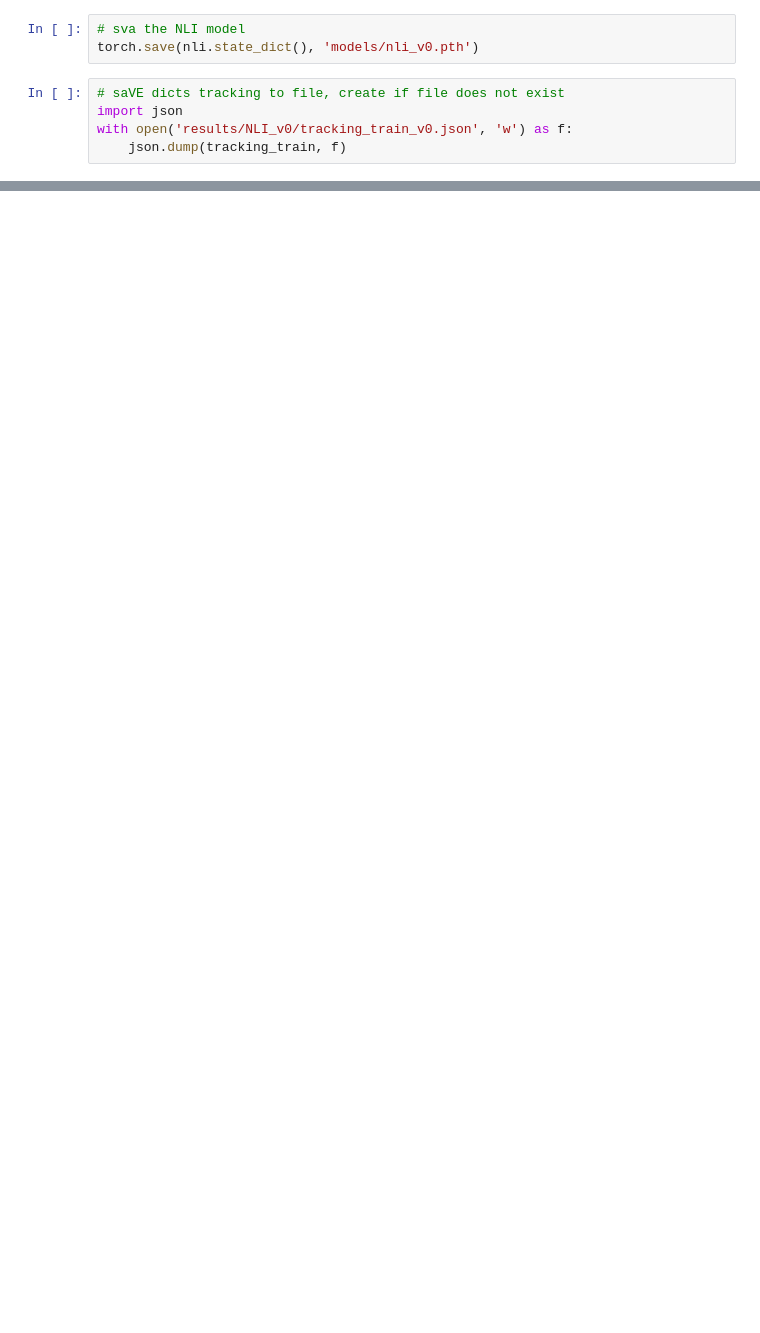
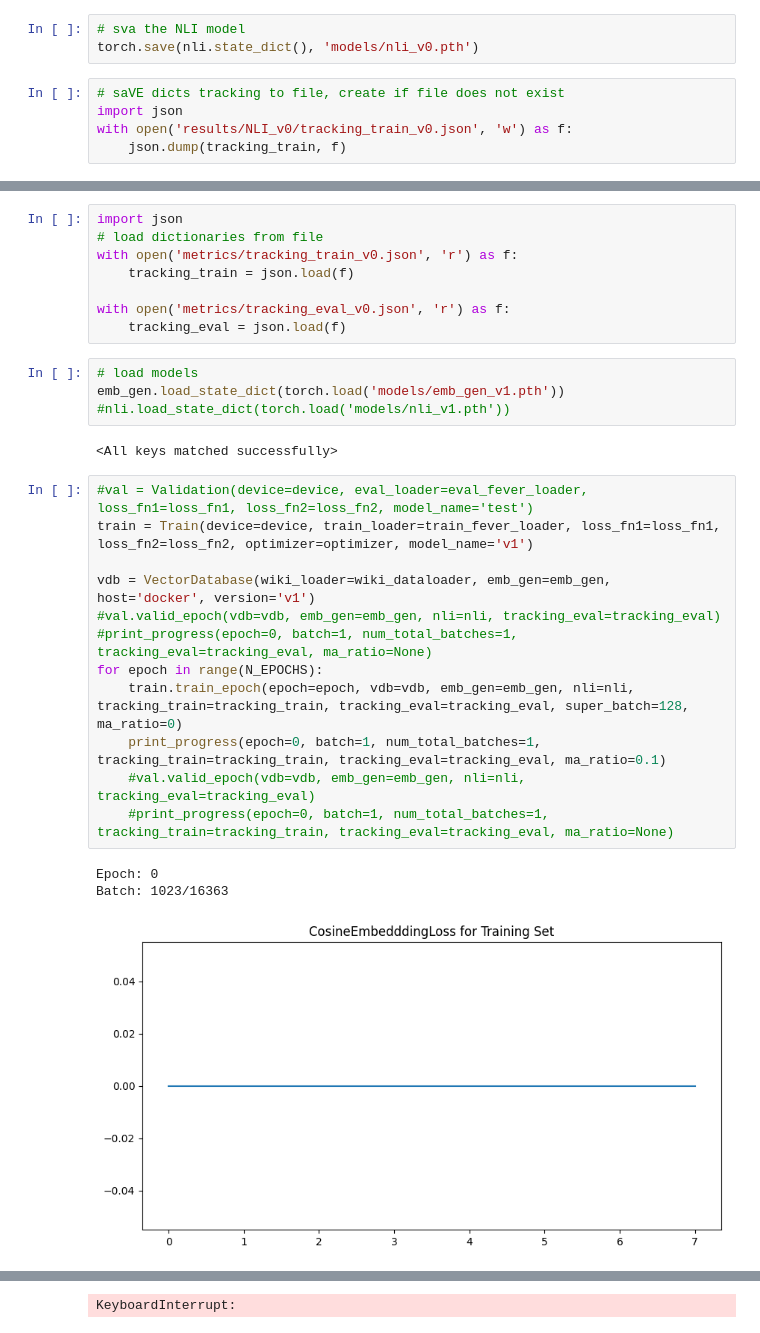
Before and after one commit to ignajgalloupm/tfm_disinformation, a Jupyter notebook: test.ipynb, the cells around one changed output, grey strips where cells are left out. Drawn from its saved outputs; the diff is of its cells as text; blank space fills up the shorter version.

```diff
--- a/test.ipynb
+++ b/test.ipynb
@@ -242,0 +237,30 @@ with open('results/NLI_v0/tracking_train_v0.json', 'w') as f:
+# %%
+import json
+# load dictionaries from file
+with open('metrics/tracking_train_v0.json', 'r') as f:
+    tracking_train = json.load(f)
+
+with open('metrics/tracking_eval_v0.json', 'r') as f:
+    tracking_eval = json.load(f)
+# %%
+# load models
+emb_gen.load_state_dict(torch.load('models/emb_gen_v1.pth'))
+#nli.load_state_dict(torch.load('models/nli_v1.pth'))
+# %% [output]
+<All keys matched successfully>
+# %%
+#val = Validation(device=device, eval_loader=eval_fever_loader, loss_fn1=loss_fn1, loss_fn2=loss_fn2, model_name='test')
+train = Train(device=device, train_loader=train_fever_loader, loss_fn1=loss_fn1, loss_fn2=loss_fn2, optimizer=optimizer, model_name='v1')
+
+vdb = VectorDatabase(wiki_loader=wiki_dataloader, emb_gen=emb_gen, host='docker', version='v1')
+#val.valid_epoch(vdb=vdb, emb_gen=emb_gen, nli=nli, tracking_eval=tracking_eval)
+#print_progress(epoch=0, batch=1, num_total_batches=1, tracking_eval=tracking_eval, ma_ratio=None)
+for epoch in range(N_EPOCHS):
+    train.train_epoch(epoch=epoch, vdb=vdb, emb_gen=emb_gen, nli=nli, tracking_train=tracking_train, tracking_eval=tracking_eval, super_batch=128, ma_ratio=0)
+    print_progress(epoch=0, batch=1, num_total_batches=1, tracking_train=tracking_train, tracking_eval=tracking_eval, ma_ratio=0.1)
+    #val.valid_epoch(vdb=vdb, emb_gen=emb_gen, nli=nli, tracking_eval=tracking_eval)
+    #print_progress(epoch=0, batch=1, num_total_batches=1, tracking_train=tracking_train, tracking_eval=tracking_eval, ma_ratio=None)
+# %% [output]
+Epoch: 0
+Batch: 1023/16363
+[figure, added]
@@ -242,0 +293 @@ with open('results/NLI_v0/tracking_train_v0.json', 'w') as f:
+KeyboardInterrupt:
```
Also changed, not shown: parts of 15 cells of this notebook, 16 other files.
